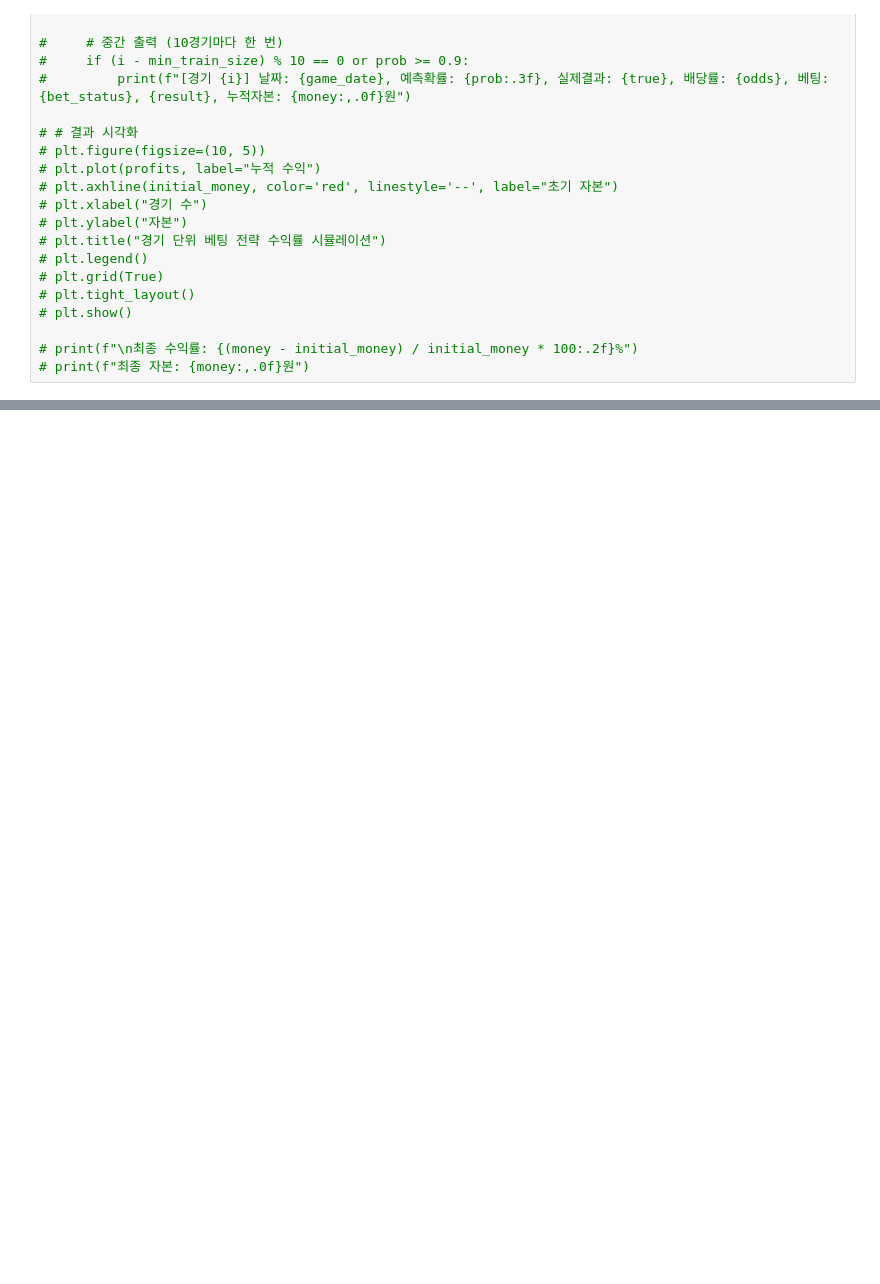
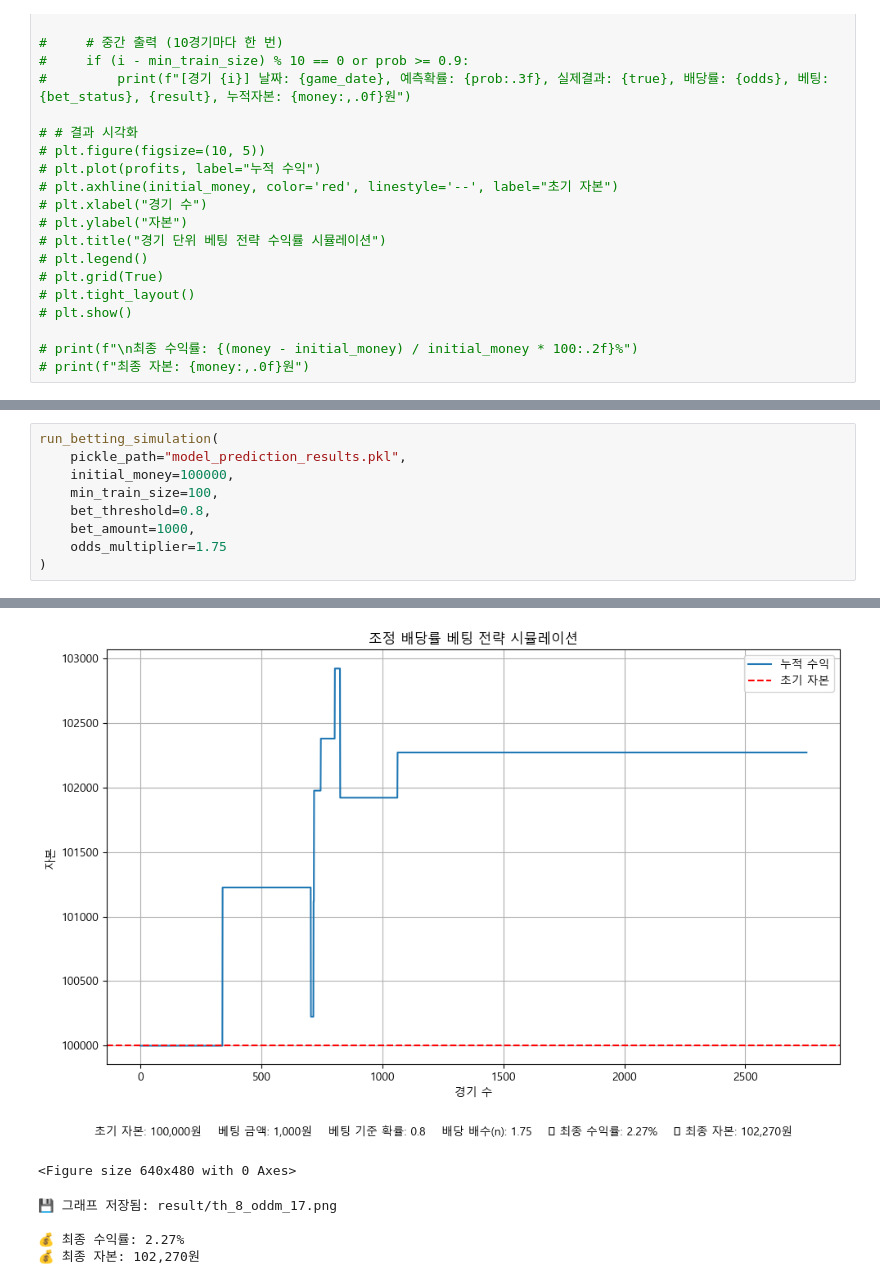
Before and after one commit to jinha12345/BASEBALL, a Jupyter notebook: Model_Main.ipynb, the cells around one changed output, grey strips where cells are left out. Saved outputs shown, nothing was run; the diff lists cells and outputs as text; blank space fills up the shorter version.

```diff
--- a/Model_Main.ipynb
+++ b/Model_Main.ipynb
@@ -4278,0 +1663,10 @@ print(f"최종 자본: {money:,.0f}원")
+# %%
+run_betting_simulation(
+    pickle_path="model_prediction_results.pkl",
+    initial_money=100000,
+    min_train_size=100,
+    bet_threshold=0.8,
+    bet_amount=1000,
+    odds_multiplier=1.75
+)
+# %% [output]
@@ -4278,0 +1690,6 @@ print(f"최종 자본: {money:,.0f}원")
+[figure, added]
+<Figure size 640x480 with 0 Axes>
+💾 그래프 저장됨: result/th_8_oddm_17.png
+
+💰 최종 수익률: 2.27%
+💰 최종 자본: 102,270원
```
Also changed, not shown: parts of 68 cells of this notebook, 12 other files.
